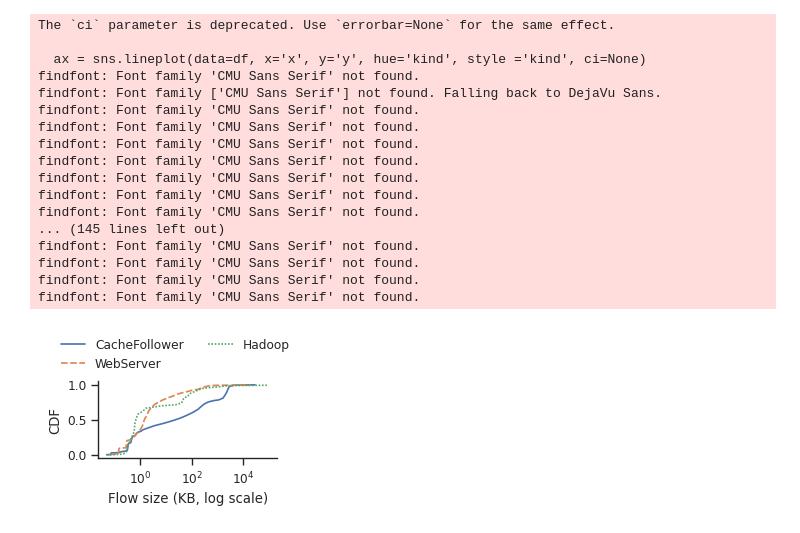
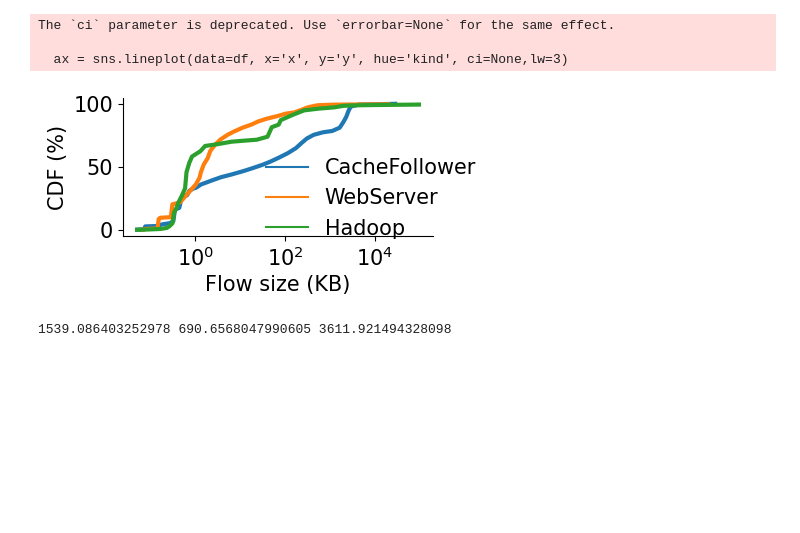
Before and after one commit to uw-polestar/parsimon-eval, a Jupyter notebook: expts/fig_8/analysis/flow-sizes.ipynb, the cells around one changed output. Cells and saved outputs as stored; diff of their text form; code cells hidden in the pictures; blank space fills up the shorter version.

```diff
--- a/expts/fig_8/analysis/flow-sizes.ipynb
+++ b/expts/fig_8/analysis/flow-sizes.ipynb
@@ -2,7 +2,7 @@
 import pandas as pd
 import matplotlib.pyplot as plt
 import seaborn as sns
-sns.set(style='ticks', context='paper', font='CMU Sans Serif')
+from util import color_list
 # %%
 df1 = pd.read_csv('../../../workload/distributions/facebook/cachefollower-all-extract.csv', header=None, names=['x', 'y'])
 df2 = pd.read_csv('../../../workload/distributions/facebook/webserver-all-extract.csv', header=None, names=['x', 'y'])
@@ -13,33 +13,26 @@ df2.loc[:, 'kind'] = 'WebServer'
 df3.loc[:, 'kind'] = 'Hadoop'
 
 df = pd.concat([df1, df2, df3], ignore_index=True)
+df['y']*=100
 # %%
-plt.figure(figsize=(2.3, 1.0))
-ax = sns.lineplot(data=df, x='x', y='y', hue='kind', style ='kind', ci=None)
+plt.figure(figsize=(4, 1.8))
+_fontsize=15
+ax = sns.lineplot(data=df, x='x', y='y', hue='kind', ci=None,lw=3)
 ax.get_legend().set_title(None)
 ax.get_legend().set_frame_on(False)
 sns.despine()
 plt.xscale('log')
-plt.xlabel('Flow size (KB, log scale)')
-plt.ylabel('CDF')
-plt.legend(loc='upper center', frameon=False, ncol=2, bbox_to_anchor=(0.43, 1.7))
+plt.xlabel('Flow size (KB)', fontsize=_fontsize)
+plt.ylabel('CDF (%)', fontsize=_fontsize)
+plt.tick_params(labelsize=_fontsize)
+plt.legend(loc='upper center', frameon=False, ncol=1, bbox_to_anchor=(0.8, 0.7), fontsize=_fontsize)
 plt.savefig('figs/flow-sizes.pdf', bbox_inches='tight')
 # %% [output]
 The `ci` parameter is deprecated. Use `errorbar=None` for the same effect.
 
-  ax = sns.lineplot(data=df, x='x', y='y', hue='kind', style ='kind', ci=None)
-findfont: Font family 'CMU Sans Serif' not found.
-findfont: Font family ['CMU Sans Serif'] not found. Falling back to DejaVu Sans.
-findfont: Font family 'CMU Sans Serif' not found.
-findfont: Font family 'CMU Sans Serif' not found.
-findfont: Font family 'CMU Sans Serif' not found.
-findfont: Font family 'CMU Sans Serif' not found.
-findfont: Font family 'CMU Sans Serif' not found.
-findfont: Font family 'CMU Sans Serif' not found.
-findfont: Font family 'CMU Sans Serif' not found.
-... (145 lines left out)
-findfont: Font family 'CMU Sans Serif' not found.
-findfont: Font family 'CMU Sans Serif' not found.
-findfont: Font family 'CMU Sans Serif' not found.
-findfont: Font family 'CMU Sans Serif' not found.
+  ax = sns.lineplot(data=df, x='x', y='y', hue='kind', ci=None,lw=3)
-[figure, old version]
+[figure, new version]
+# %%
+print(df1['x'].mean(), df2['x'].mean(), df3['x'].mean())
+# %% [output]
+1539.086403252978 690.6568047990605 3611.921494328098
```
Also changed, not shown: parts of 1 cell of this notebook, 41 other files.
